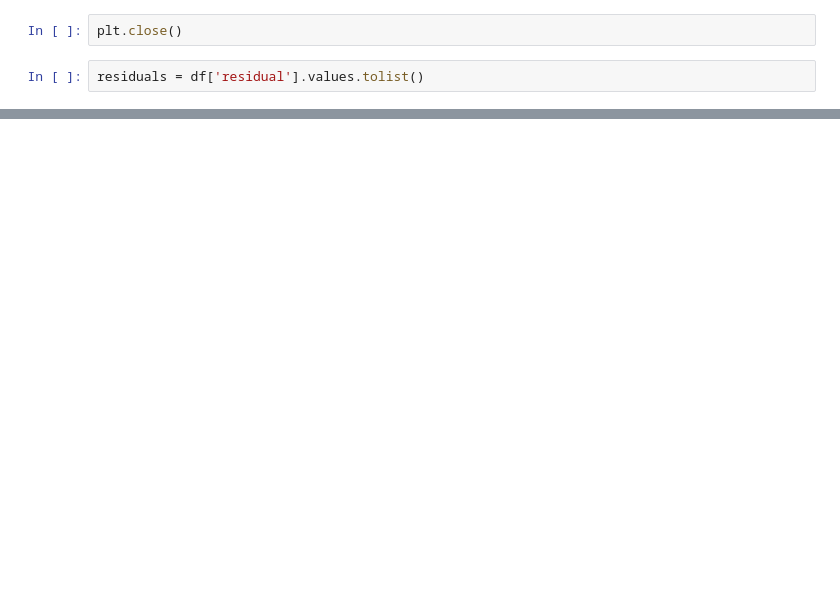
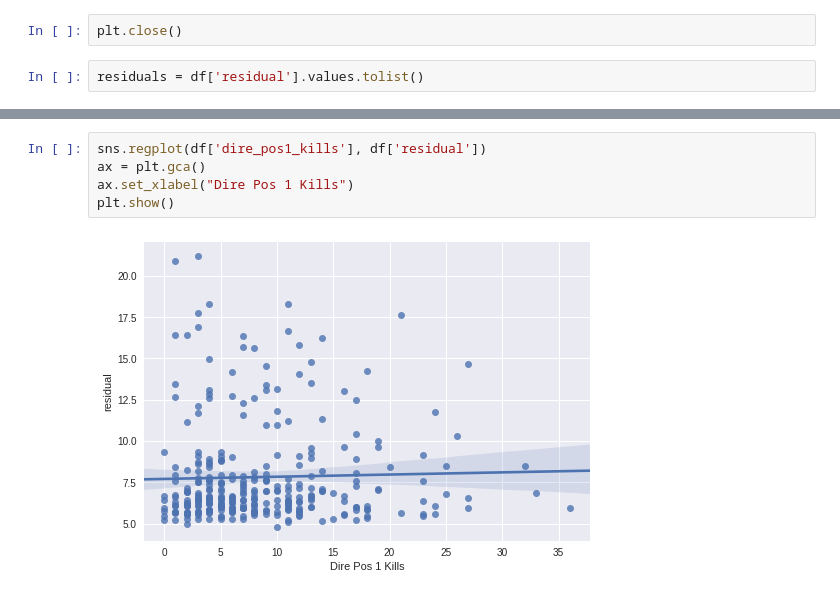
Before and after one commit to beelze-b/Open-Dota-Exploration, a Jupyter notebook: WeightsAndResiduals.ipynb, the cells around one changed output, grey strips where cells are left out. Cells and saved outputs as stored; diff of their text form; blank space fills up the shorter version.

```diff
--- a/WeightsAndResiduals.ipynb
+++ b/WeightsAndResiduals.ipynb
@@ -182,0 +240,7 @@ plt.show()
+# %%
+sns.regplot(df['dire_pos1_kills'], df['residual'])
+ax = plt.gca()
+ax.set_xlabel("Dire Pos 1 Kills")
+plt.show()
+# %% [output]
+[figure, added]
```
Also changed, not shown: parts of 18 cells of this notebook.
